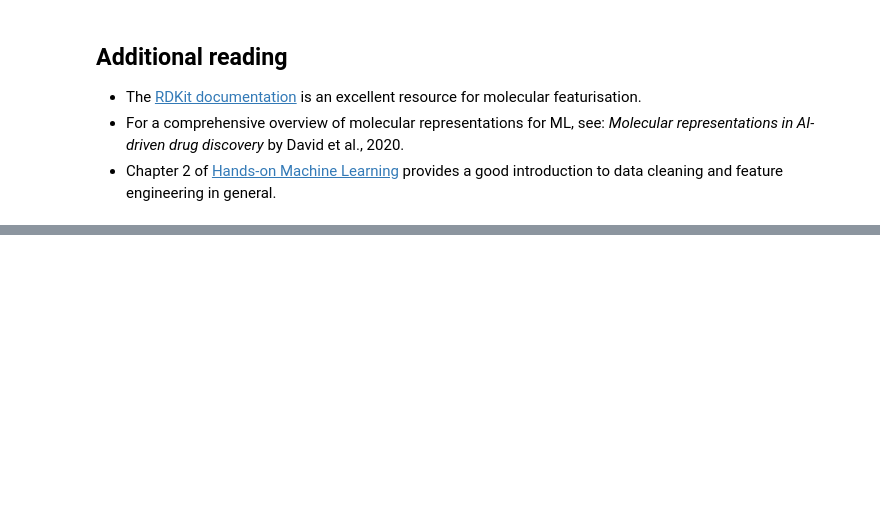
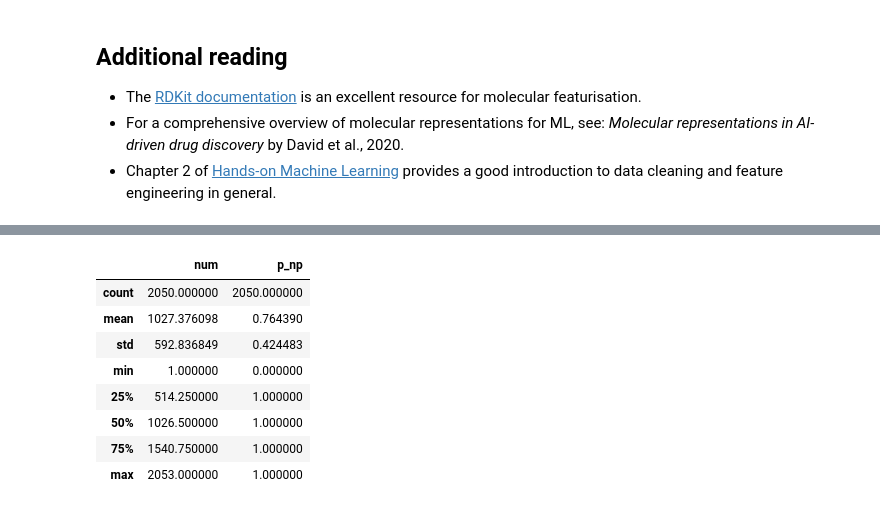
Before and after one commit to aichemy-hub/intro_to_ml_for_chemists, a Jupyter notebook: workshop-3.ipynb, the cells around one changed output, grey strips where cells are left out. Saved outputs shown, nothing was run; the diff lists cells and outputs as text; code cells hidden in the pictures; blank space fills up the shorter version.

```diff
--- a/workshop-3.ipynb
+++ b/workshop-3.ipynb
@@ -571,0 +609,14 @@ print(X_minmax.describe().round(2))
+# %%
+import pandas as pd
+df = pd.read_csv("https://deepchemdata.s3-us-west-1.amazonaws.com/datasets/BBBP.csv")
+df.describe()
+# %% [output]
+|  | num | p_np |
+| count | 2050.000000 | 2050.000000 |
+| mean | 1027.376098 | 0.764390 |
+| std | 592.836849 | 0.424483 |
+| min | 1.000000 | 0.000000 |
+| 25% | 514.250000 | 1.000000 |
+| 50% | 1026.500000 | 1.000000 |
+| 75% | 1540.750000 | 1.000000 |
+| max | 2053.000000 | 1.000000 |
```
Also changed, not shown: parts of 2 cells of this notebook.
